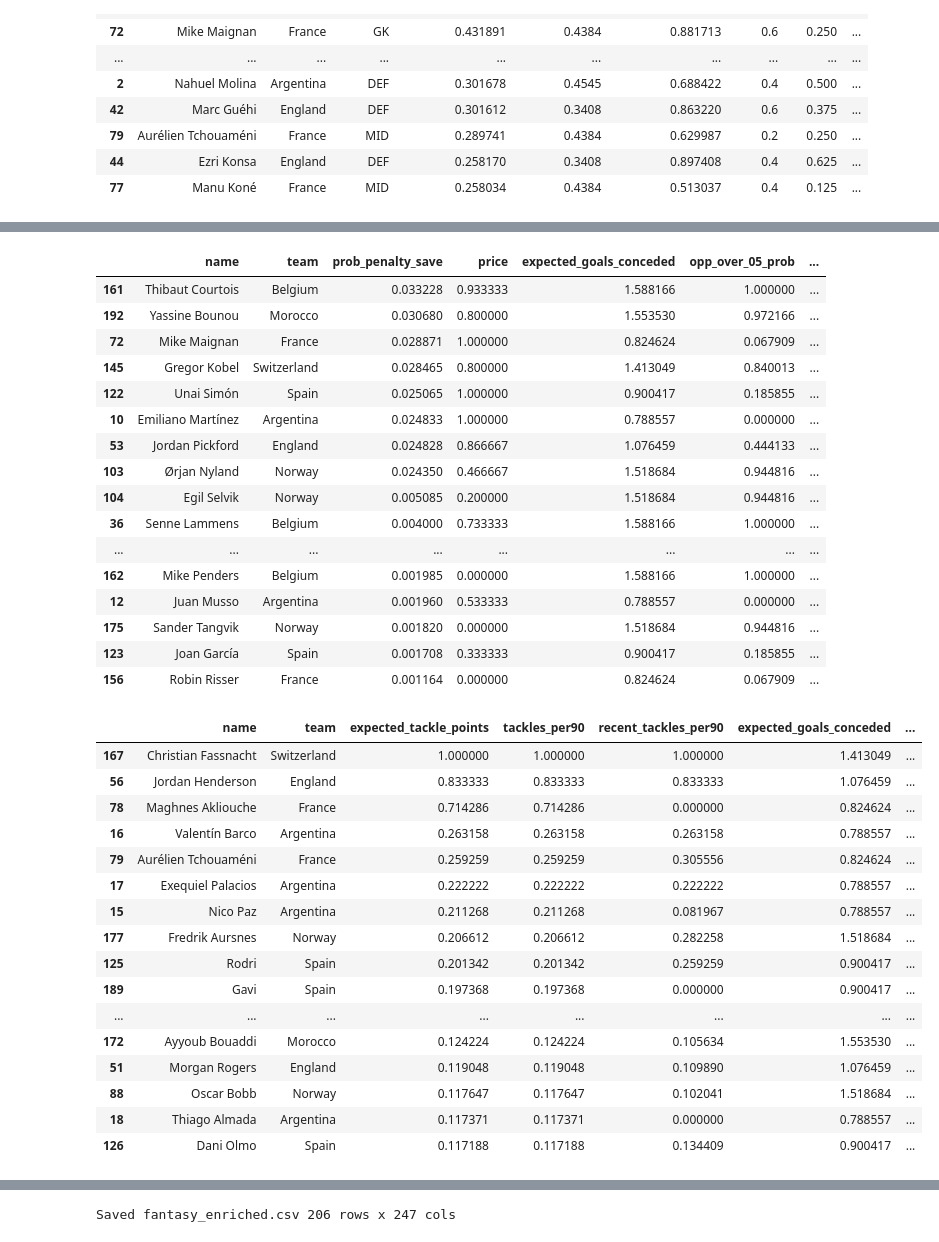
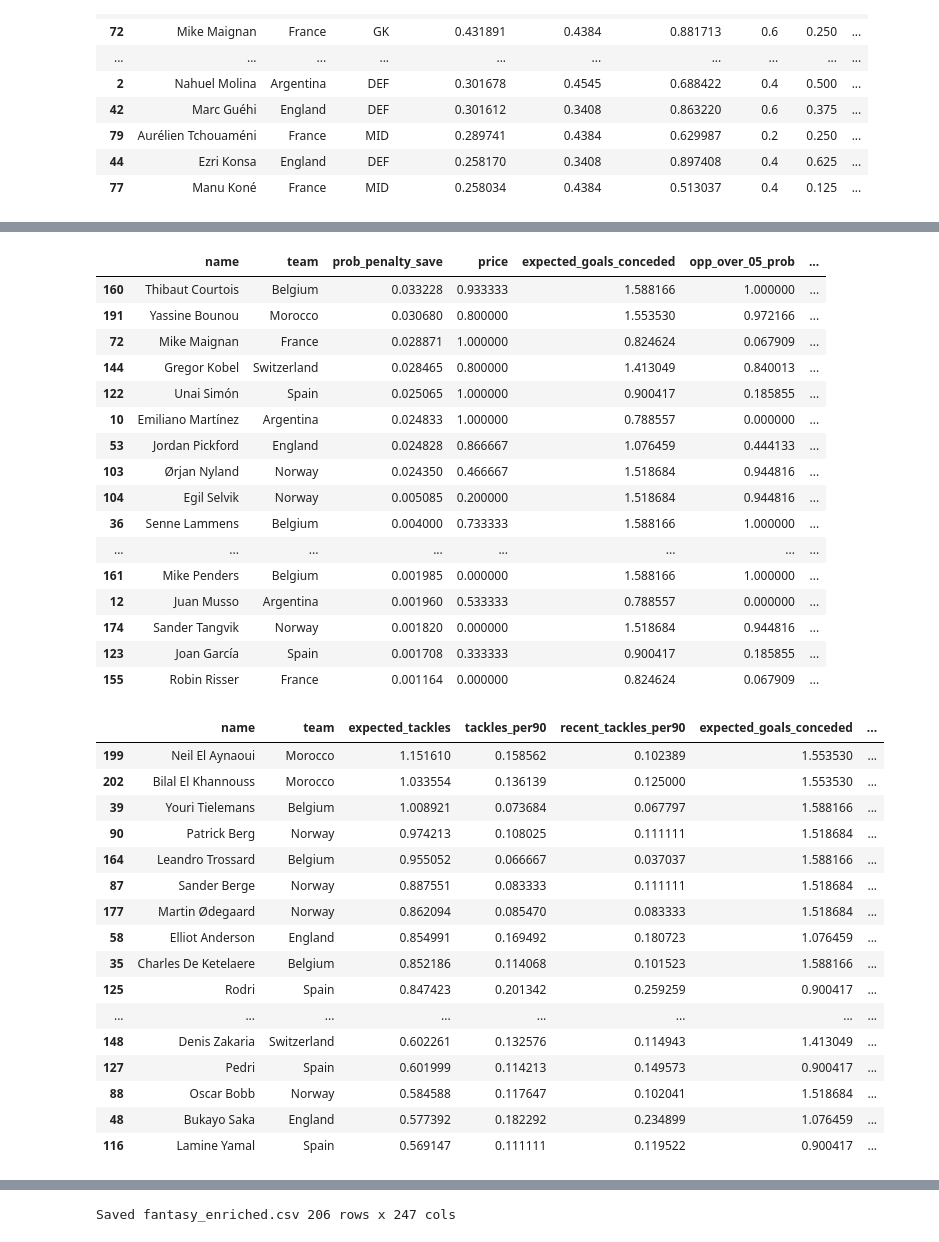
Before and after one commit to pedrosalgado22/Fantasy2026, a Jupyter notebook: algorithm.ipynb, the cells around one changed output, grey strips where cells are left out. Saved outputs shown, nothing was run; the diff lists cells and outputs as text; code cells hidden in the pictures.

```diff
--- a/algorithm.ipynb
+++ b/algorithm.ipynb
@@ -346,12 +346,11 @@ df.loc[
 # probability of starting / playing 60 minutes
 
 raw_any = (
-    0.15 * df["minutes_rank_team_position"]
-  + 0.10 * df["starts_rank_team_position"]
-  + 0.15 * df["stat_MP"]
+    0.25 * df["minutes_rank_team_position"]
+  + 0.05 * df["starts_rank_team_position"]
+  + 0.20 * df["stat_MP"]
   + 0.05 * df["selected_rank_team_position"]
-  + 0.35 * df["minutes_last_3_avg"]
-  + 0.15 * df["round_4_MP"]
+  + 0.40 * df["minutes_last_3_avg"]
   + 0.05 * df["has_betano_match"] # having odd at all means likeliness of playing is higher.
 
 )
@@ -565,7 +564,7 @@ raw_pw = (
   + 0.10 * df["price"] # quality proxy
 )
 
-df["prob_pen_won"] = 0.2 * sigmoid((raw_pw - 0.65) * 5) * df["prob_plays_60min"]
+df["prob_pen_won"] = 0.4 * sigmoid((raw_pw - 0.65) * 5) * df["prob_plays_60min"]
 # %%
 cols = [
     "name",
@@ -765,7 +764,7 @@ raw_pc = (
   + 0.15 * df["opp_over_05_prob"]
 )
 
-df["prob_penalty_committed"] = 0.08 * sigmoid((raw_pc - 0.5) * 5) * df["prob_plays_60min"]
+df["prob_penalty_committed"] = 0.15 * sigmoid((raw_pc - 0.5) * 5) * df["prob_plays_60min"]
 # %%
 cols = [
     "name",
@@ -950,10 +949,10 @@ df[df["position"] == "GK"][cols] \
     .head(30)
 # %% [output]
 |  | name | team | prob_penalty_save | price | expected_goals_conceded | opp_over_05_prob | ... |
-| 161 | Thibaut Courtois | Belgium | 0.033228 | 0.933333 | 1.588166 | 1.000000 | ... |
-| 192 | Yassine Bounou | Morocco | 0.030680 | 0.800000 | 1.553530 | 0.972166 | ... |
+| 160 | Thibaut Courtois | Belgium | 0.033228 | 0.933333 | 1.588166 | 1.000000 | ... |
+| 191 | Yassine Bounou | Morocco | 0.030680 | 0.800000 | 1.553530 | 0.972166 | ... |
 | 72 | Mike Maignan | France | 0.028871 | 1.000000 | 0.824624 | 0.067909 | ... |
-| 145 | Gregor Kobel | Switzerland | 0.028465 | 0.800000 | 1.413049 | 0.840013 | ... |
+| 144 | Gregor Kobel | Switzerland | 0.028465 | 0.800000 | 1.413049 | 0.840013 | ... |
 | 122 | Unai Simón | Spain | 0.025065 | 1.000000 | 0.900417 | 0.185855 | ... |
 | 10 | Emiliano Martínez | Argentina | 0.024833 | 1.000000 | 0.788557 | 0.000000 | ... |
 | 53 | Jordan Pickford | England | 0.024828 | 0.866667 | 1.076459 | 0.444133 | ... |
@@ -961,11 +960,11 @@ df[df["position"] == "GK"][cols] \
 | 104 | Egil Selvik | Norway | 0.005085 | 0.200000 | 1.518684 | 0.944816 | ... |
 | 36 | Senne Lammens | Belgium | 0.004000 | 0.733333 | 1.588166 | 1.000000 | ... |
 | ... | ... | ... | ... | ... | ... | ... | ... |
-| 162 | Mike Penders | Belgium | 0.001985 | 0.000000 | 1.588166 | 1.000000 | ... |
+| 161 | Mike Penders | Belgium | 0.001985 | 0.000000 | 1.588166 | 1.000000 | ... |
 | 12 | Juan Musso | Argentina | 0.001960 | 0.533333 | 0.788557 | 0.000000 | ... |
-| 175 | Sander Tangvik | Norway | 0.001820 | 0.000000 | 1.518684 | 0.944816 | ... |
+| 174 | Sander Tangvik | Norway | 0.001820 | 0.000000 | 1.518684 | 0.944816 | ... |
 | 123 | Joan García | Spain | 0.001708 | 0.333333 | 0.900417 | 0.185855 | ... |
-| 156 | Robin Risser | France | 0.001164 | 0.000000 | 0.824624 | 0.067909 | ... |
+| 155 | Robin Risser | France | 0.001164 | 0.000000 | 0.824624 | 0.067909 | ... |
 # %%
 raw_tackles = (
     0.50 * df["tackles_per90"]
@@ -980,44 +979,44 @@ df["lambda_tackles"] = -np.log(
 
 df["expected_tackles"] = (
     df["lambda_tackles"].clip(lower=0)
-    * df["prob_plays_60min"]
+    * df["prob_plays_60min"] * 3
 )
 
 df.loc[df["position"] != "MID", "expected_tackles"] = 0.0
 # %%
 cols = [
     "name",
     "team",
-    "expected_tackle_points",
+    "expected_tackles",
     "tackles_per90",
     "recent_tackles_per90",
     "expected_goals_conceded",
     "match_over_25_prob",
     "price",
     "prob_plays_60min",
 ]
 
 df[df["position"] == "MID"][cols] \
-    .sort_values("expected_tackle_points", ascending=False) \
+    .sort_values("expected_tackles", ascending=False) \
     .head(30)
 # %% [output]
-|  | name | team | expected_tackle_points | tackles_per90 | recent_tackles_per90 | expected_goals_conceded | ... |
-| 167 | Christian Fassnacht | Switzerland | 1.000000 | 1.000000 | 1.000000 | 1.413049 | ... |
-| 56 | Jordan Henderson | England | 0.833333 | 0.833333 | 0.833333 | 1.076459 | ... |
-| 78 | Maghnes Akliouche | France | 0.714286 | 0.714286 | 0.000000 | 0.824624 | ... |
-| 16 | Valentín Barco | Argentina | 0.263158 | 0.263158 | 0.263158 | 0.788557 | ... |
-| 79 | Aurélien Tchouaméni | France | 0.259259 | 0.259259 | 0.305556 | 0.824624 | ... |
-| 17 | Exequiel Palacios | Argentina | 0.222222 | 0.222222 | 0.222222 | 0.788557 | ... |
-| 15 | Nico Paz | Argentina | 0.211268 | 0.211268 | 0.081967 | 0.788557 | ... |
-| 177 | Fredrik Aursnes | Norway | 0.206612 | 0.206612 | 0.282258 | 1.518684 | ... |
-| 125 | Rodri | Spain | 0.201342 | 0.201342 | 0.259259 | 0.900417 | ... |
-| 189 | Gavi | Spain | 0.197368 | 0.197368 | 0.000000 | 0.900417 | ... |
+|  | name | team | expected_tackles | tackles_per90 | recent_tackles_per90 | expected_goals_conceded | ... |
+| 199 | Neil El Aynaoui | Morocco | 1.151610 | 0.158562 | 0.102389 | 1.553530 | ... |
+| 202 | Bilal El Khannouss | Morocco | 1.033554 | 0.136139 | 0.125000 | 1.553530 | ... |
+| 39 | Youri Tielemans | Belgium | 1.008921 | 0.073684 | 0.067797 | 1.588166 | ... |
+| 90 | Patrick Berg | Norway | 0.974213 | 0.108025 | 0.111111 | 1.518684 | ... |
+| 164 | Leandro Trossard | Belgium | 0.955052 | 0.066667 | 0.037037 | 1.588166 | ... |
+| 87 | Sander Berge | Norway | 0.887551 | 0.083333 | 0.111111 | 1.518684 | ... |
+| 177 | Martin Ødegaard | Norway | 0.862094 | 0.085470 | 0.083333 | 1.518684 | ... |
+| 58 | Elliot Anderson | England | 0.854991 | 0.169492 | 0.180723 | 1.076459 | ... |
+| 35 | Charles De Ketelaere | Belgium | 0.852186 | 0.114068 | 0.101523 | 1.588166 | ... |
+| 125 | Rodri | Spain | 0.847423 | 0.201342 | 0.259259 | 0.900417 | ... |
 | ... | ... | ... | ... | ... | ... | ... | ... |
-| 172 | Ayyoub Bouaddi | Morocco | 0.124224 | 0.124224 | 0.105634 | 1.553530 | ... |
-| 51 | Morgan Rogers | England | 0.119048 | 0.119048 | 0.109890 | 1.076459 | ... |
-| 88 | Oscar Bobb | Norway | 0.117647 | 0.117647 | 0.102041 | 1.518684 | ... |
-| 18 | Thiago Almada | Argentina | 0.117371 | 0.117371 | 0.000000 | 0.788557 | ... |
-| 126 | Dani Olmo | Spain | 0.117188 | 0.117188 | 0.134409 | 0.900417 | ... |
+| 148 | Denis Zakaria | Switzerland | 0.602261 | 0.132576 | 0.114943 | 1.413049 | ... |
+| 127 | Pedri | Spain | 0.601999 | 0.114213 | 0.149573 | 0.900417 | ... |
+| 88 | Oscar Bobb | Norway | 0.584588 | 0.117647 | 0.102041 | 1.518684 | ... |
+| 48 | Bukayo Saka | England | 0.577392 | 0.182292 | 0.234899 | 1.076459 | ... |
+| 116 | Lamine Yamal | Spain | 0.569147 | 0.111111 | 0.119522 | 0.900417 | ... |
 # %%
 raw_cc = (
     0.25 * df["recent_cc_per90"]
```
Also changed, not shown: parts of 23 cells of this notebook, 8 other files.
